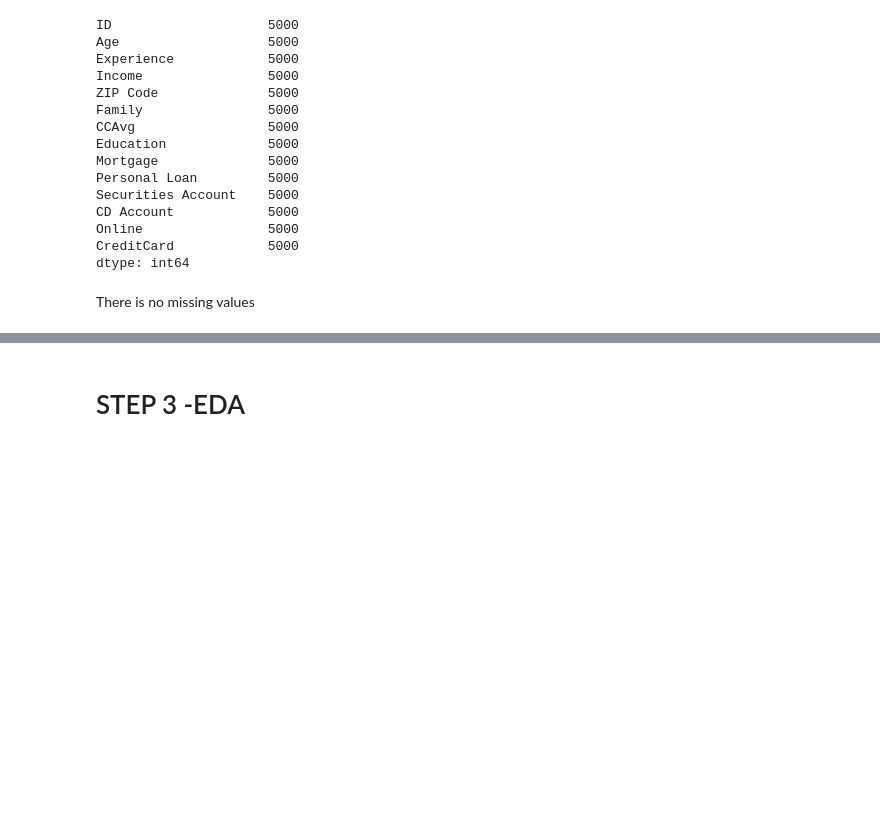
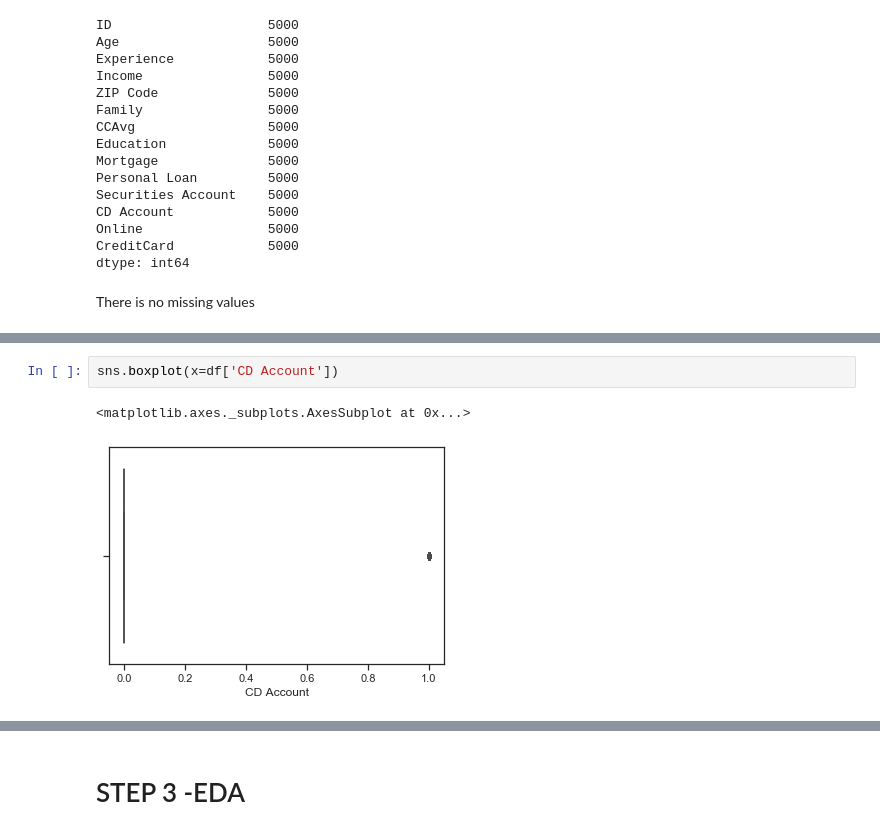
Before and after one commit to anuragkumar219/banking_loan_modelling, a Jupyter notebook: bank_loan_modelling.ipynb, the cells around one changed output, grey strips where cells are left out. Drawn from its saved outputs; the diff is of its cells as text; blank space fills up the shorter version.

```diff
--- a/bank_loan_modelling.ipynb
+++ b/bank_loan_modelling.ipynb
@@ -200,0 +331,5 @@ There is no missing values
+# %%
+sns.boxplot(x=df['CD Account'])
+# %% [output]
+<matplotlib.axes._subplots.AxesSubplot at 0x...>
+[figure, added]
```
Also changed, not shown: parts of 43 cells of this notebook.
